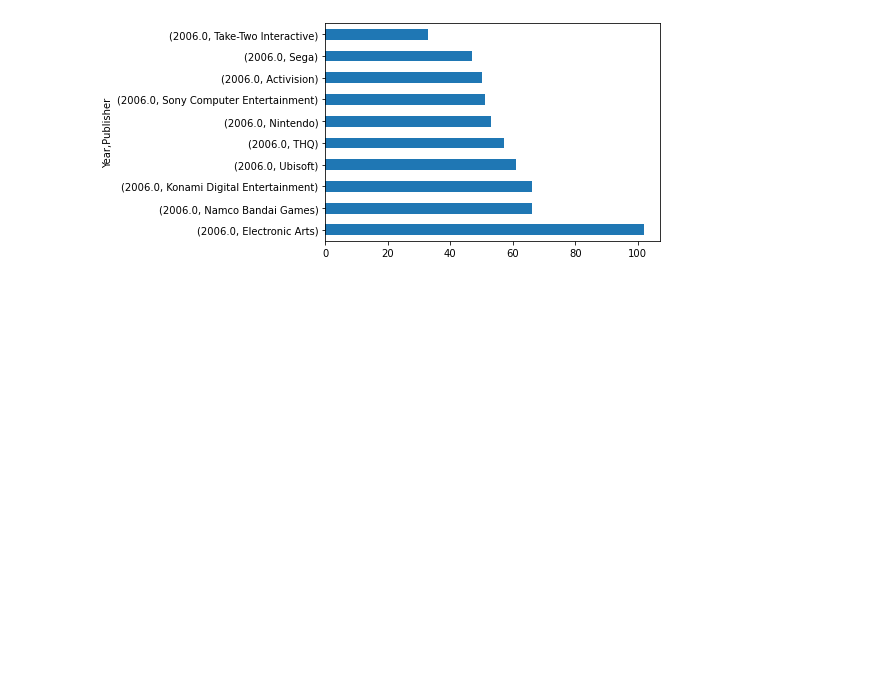
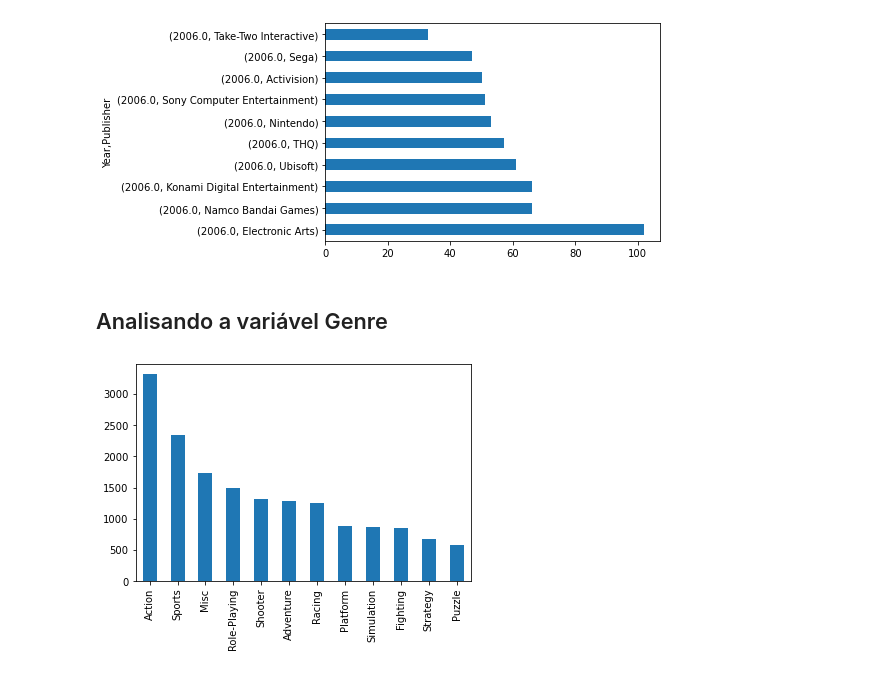
Before and after one commit to DevRaphael7/exercicios_matplotlib, a Jupyter notebook: 005 - Venda de jogos 1980 a 2016.ipynb, the cells around one changed output. Saved outputs shown, nothing was run; the diff lists cells and outputs as text; code cells hidden in the pictures; blank space fills up the shorter version.

```diff
--- a/005 - Venda de jogos 1980 a 2016.ipynb
+++ b/005 - Venda de jogos 1980 a 2016.ipynb
@@ -388,3 +388,10 @@ tabela[['Year', 'Publisher']].query("Year == '2006'").sort_values(by= 'Year' ,as
 # %% [output]
 <AxesSubplot:ylabel='Year,Publisher'>
 [figure]
+# %% [markdown]
+## Analisando a variável Genre
+# %%
+tabela['Genre'].value_counts().plot(kind='bar')
+plt.show()
+# %% [output]
+[figure, added]
```
Also changed, not shown: parts of 3 cells of this notebook, 7 other files.
